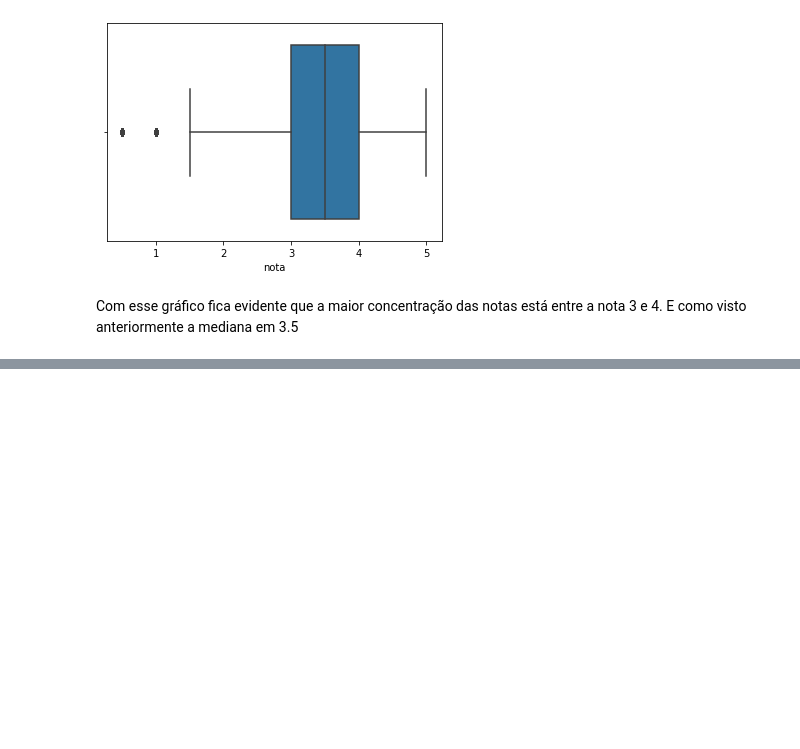
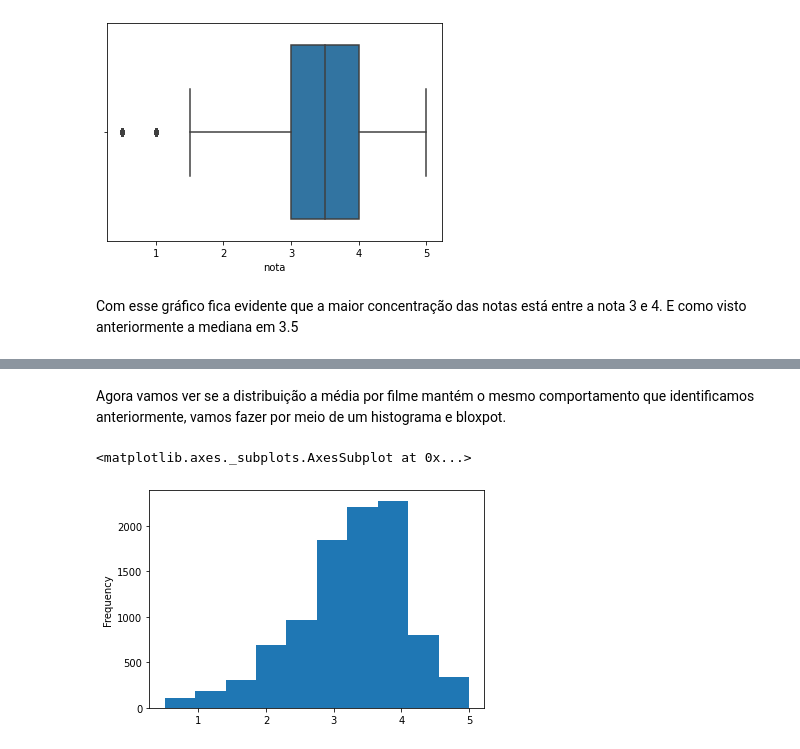
Before and after one commit to laurivansareta/introducao-a-data-science, a Jupyter notebook: Introdução_a_Data_Science.ipynb, the cells around one changed output, grey strips where cells are left out. Cells and saved outputs as stored; diff of their text form; code cells hidden in the pictures; blank space fills up the shorter version.

```diff
--- a/Introdução_a_Data_Science.ipynb
+++ b/Introdução_a_Data_Science.ipynb
@@ -112,0 +177,8 @@ Com esse gráfico fica evidente que a maior concentração das notas está entre
+# %%
+# Outras possibilidades de interação
+#notas.groupby('filmeId').nota.mean()
+#notas.groupby("filmeId").mean()["nota"]
+
+medias_por_filme = notas.groupby('filmeId').mean().nota
+
+medias_por_filme.head()
@@ -112,0 +193,7 @@ Com esse gráfico fica evidente que a maior concentração das notas está entre
+# %% [markdown]
+Agora vamos ver se a distribuição a média por filme mantém o mesmo comportamento que identificamos anteriormente, vamos fazer por meio de um histograma e bloxpot.
+# %%
+medias_por_filme.plot(kind='hist')
+# %% [output]
+<matplotlib.axes._subplots.AxesSubplot at 0x...>
+[figure, added]
```
Also changed, not shown: parts of 23 cells of this notebook.
